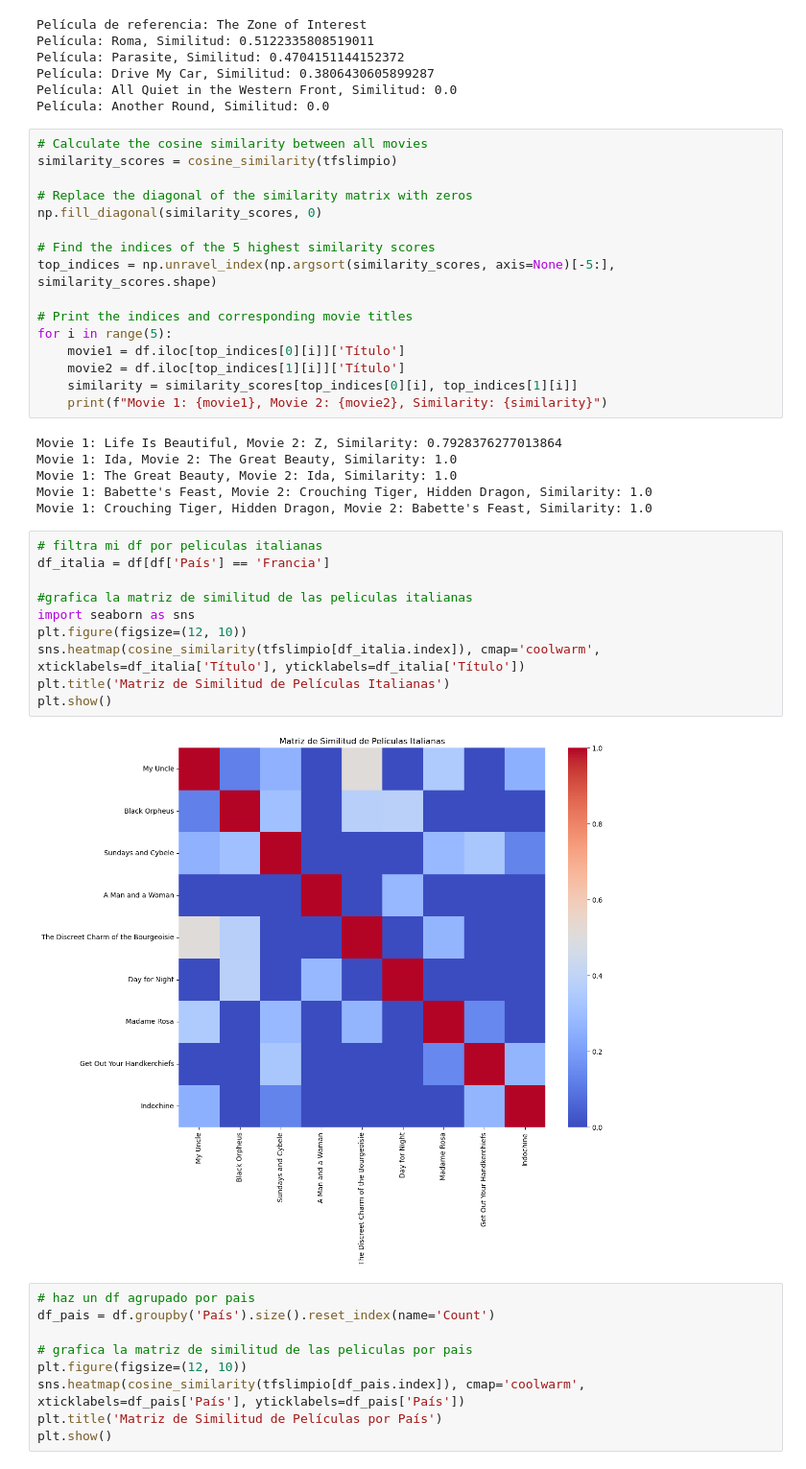
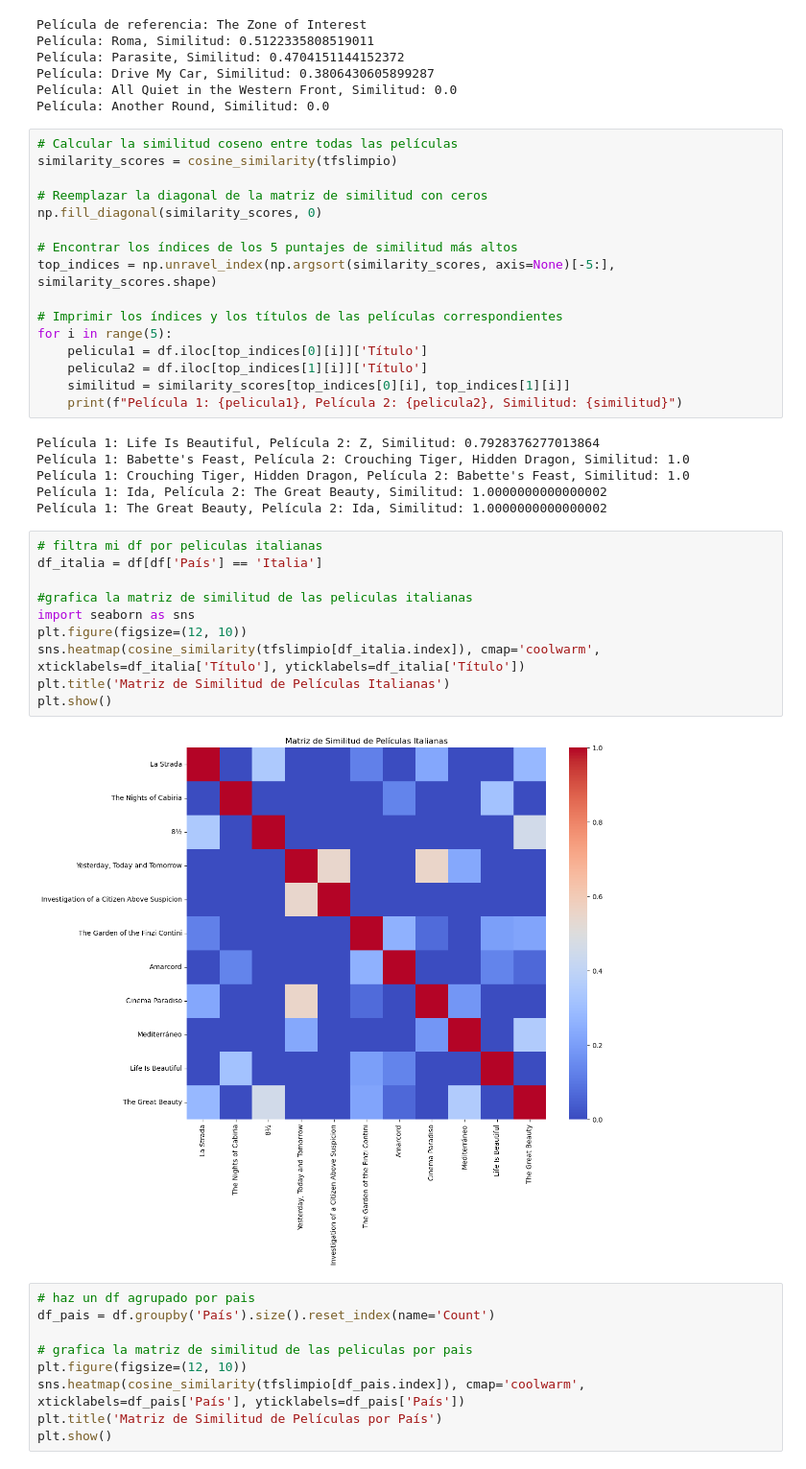
Before and after one commit to sofi-devv/oscarsAwardsAnalysis, a Jupyter notebook: main.ipynb, the cells around one changed output. Shown at 96% size. Cells and saved outputs as stored; diff of their text form.

```diff
--- a/main.ipynb
+++ b/main.ipynb
@@ -410,39 +383,39 @@ Película: Drive My Car, Similitud: 0.3806430605899287
 Película: All Quiet in the Western Front, Similitud: 0.0
 Película: Another Round, Similitud: 0.0
 # %%
-# Calculate the cosine similarity between all movies
+# Calcular la similitud coseno entre todas las películas
 similarity_scores = cosine_similarity(tfslimpio)
 
-# Replace the diagonal of the similarity matrix with zeros
+# Reemplazar la diagonal de la matriz de similitud con ceros
 np.fill_diagonal(similarity_scores, 0)
 
-# Find the indices of the 5 highest similarity scores
+# Encontrar los índices de los 5 puntajes de similitud más altos
 top_indices = np.unravel_index(np.argsort(similarity_scores, axis=None)[-5:], similarity_scores.shape)
 
-# Print the indices and corresponding movie titles
+# Imprimir los índices y los títulos de las películas correspondientes
 for i in range(5):
-    movie1 = df.iloc[top_indices[0][i]]['Título']
-    movie2 = df.iloc[top_indices[1][i]]['Título']
-    similarity = similarity_scores[top_indices[0][i], top_indices[1][i]]
-    print(f"Movie 1: {movie1}, Movie 2: {movie2}, Similarity: {similarity}")
+    pelicula1 = df.iloc[top_indices[0][i]]['Título']
+    pelicula2 = df.iloc[top_indices[1][i]]['Título']
+    similitud = similarity_scores[top_indices[0][i], top_indices[1][i]]
+    print(f"Película 1: {pelicula1}, Película 2: {pelicula2}, Similitud: {similitud}")
 # %% [output]
-Movie 1: Life Is Beautiful, Movie 2: Z, Similarity: 0.7928376277013864
-Movie 1: Ida, Movie 2: The Great Beauty, Similarity: 1.0
-Movie 1: The Great Beauty, Movie 2: Ida, Similarity: 1.0
-Movie 1: Babette's Feast, Movie 2: Crouching Tiger, Hidden Dragon, Similarity: 1.0
-Movie 1: Crouching Tiger, Hidden Dragon, Movie 2: Babette's Feast, Similarity: 1.0
+Película 1: Life Is Beautiful, Película 2: Z, Similitud: 0.7928376277013864
+Película 1: Babette's Feast, Película 2: Crouching Tiger, Hidden Dragon, Similitud: 1.0
+Película 1: Crouching Tiger, Hidden Dragon, Película 2: Babette's Feast, Similitud: 1.0
+Película 1: Ida, Película 2: The Great Beauty, Similitud: 1.0000000000000002
+Película 1: The Great Beauty, Película 2: Ida, Similitud: 1.0000000000000002
 # %%
 # filtra mi df por peliculas italianas
-df_italia = df[df['País'] == 'Francia']
+df_italia = df[df['País'] == 'Italia']
 
 #grafica la matriz de similitud de las peliculas italianas
 import seaborn as sns
 plt.figure(figsize=(12, 10))
 sns.heatmap(cosine_similarity(tfslimpio[df_italia.index]), cmap='coolwarm', xticklabels=df_italia['Título'], yticklabels=df_italia['Título'])
 plt.title('Matriz de Similitud de Películas Italianas')
 plt.show()
 # %% [output]
-[figure, old version]
+[figure, new version]
 # %%
 # haz un df agrupado por pais
 df_pais = df.groupby('País').size().reset_index(name='Count')
```
Also changed, not shown: parts of 5 cells of this notebook.
